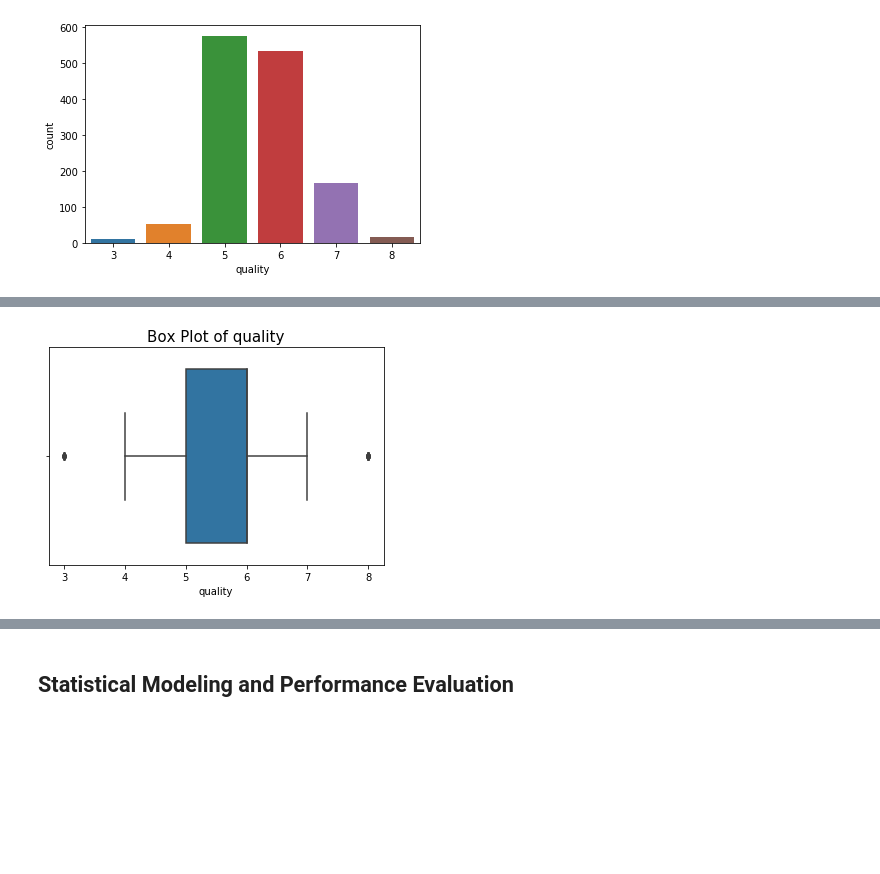
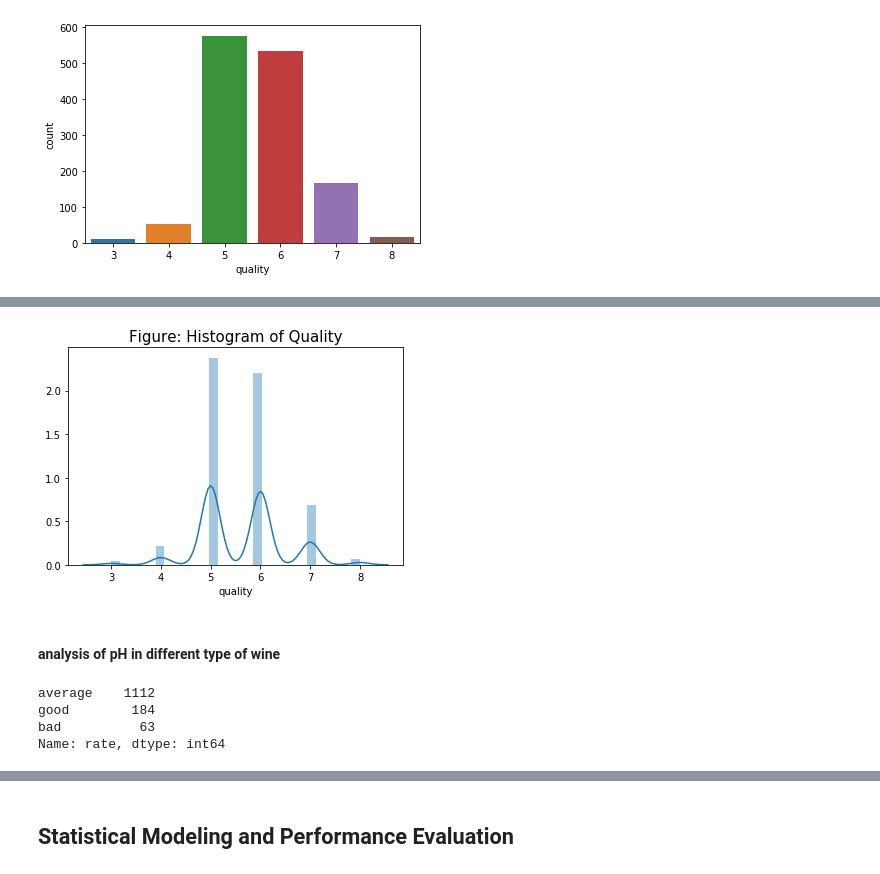
Before and after one commit to AbdielNie/wineQuality, a Jupyter notebook: wineQuality.ipynb, the cells around one changed output, grey strips where cells are left out. Saved outputs shown, nothing was run; the diff lists cells and outputs as text; code cells hidden in the pictures; blank space fills up the shorter version.

```diff
--- a/wineQuality.ipynb
+++ b/wineQuality.ipynb
@@ -56,9 +56,9 @@ import seaborn as sns
 import warnings
 warnings.filterwarnings('ignore')
 # %%
-dataset = pd.read_csv('winequality-red.csv')
-dataset.head()
-print(f'There are {dataset.shape[0]} rows and {dataset.shape[1]} columns')
+wine_dataset = pd.read_csv('winequality-red.csv')
+wine_dataset.head()
+print(f'There are {wine_dataset.shape[0]} rows and {wine_dataset.shape[1]} columns')
 # %% [output]
 There are 1599 rows and 12 columns
 # %%
@@ -123,7 +123,7 @@ Number of duplications
 240
 # %%
 print(f"Remove duplicated values and new dataset called 'df' ")
-df = dataset.drop_duplicates(inplace=False)
+winedata = wine_dataset.drop_duplicates(inplace=False)
 # %% [output]
 Remove duplicated values and new dataset called 'df'
 # %%
@@ -212,5 +217,18 @@ sns.countplot(x= 'quality', data = df)
 # %%
-sns.boxplot(df['quality']).set_title('Box Plot of quality', fontsize = 15)
+sns.distplot(winedata['quality'], kde = True).set_title('Figure: Histogram of Quality', fontsize = 15)
 plt.show();
 # %% [output]
-[figure, old version]
+[figure, new version]
+# %% [markdown]
+#### analysis of pH in different type of wine
+# %%
+rate = ['good','bad']
+condition = [(winedata['quality'] > 6),
+            (winedata['quality'] < 5)]
+winedata['rate'] = np.select(condition, rate, default='average')
+winedata.rate.value_counts()
+# %% [output]
+average    1112
+good        184
+bad          63
+Name: rate, dtype: int64
```
Also changed, not shown: parts of 18 cells of this notebook.
